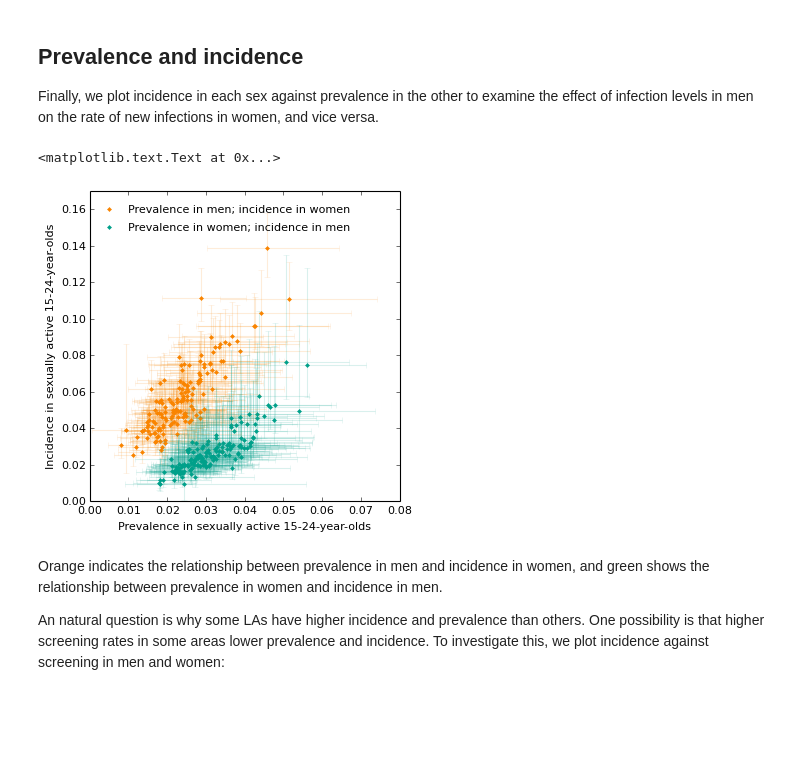
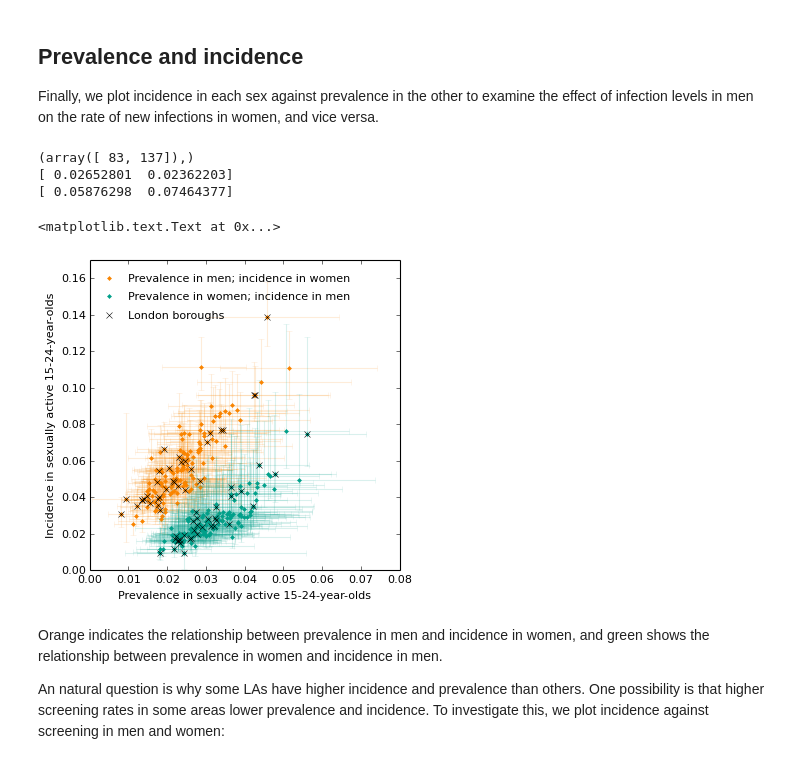
Before and after one commit to joanna-lewis/ct_surveillance, a Jupyter notebook: local_authorities/local_authorities.ipynb, the cells around one changed output. Cells and saved outputs as stored; diff of their text form; code cells hidden in the pictures; blank space fills up the shorter version.

```diff
--- a/local_authorities/local_authorities.ipynb
+++ b/local_authorities/local_authorities.ipynb
@@ -795,32 +870,47 @@ This time one column represents one LA, ordered by median sampled prevalence (lo
 ## Prevalence and incidence
 
 Finally, we plot incidence in each sex against prevalence in the other to examine the effect of infection levels in men on the rate of new infections in women, and vice versa.
+# %%
+#print (alldata.la == 'Brighton and Hove') | (alldata.la == 'Manchester')
+print interest
+print percentile(prev_m_la[:,interest], 50, 0)[0]
+print percentile(inc_f_la[:,interest], 50, 0)[0]
+# %% [output]
+(array([ 83, 137]),)
+[ 0.02652801  0.02362203]
+[ 0.05876298  0.07464377]
 # %%
 # Figure 10
 #plt.rc("savefig", dpi=2300) # for high-resolution version
 plt.rc("savefig", dpi=80)
 
 fig = plt.figure(figsize = (5,5), dpi=2300)
 ax1 = fig.add_subplot(111)
 
 # add to plot
 ax1.plot(percentile(prev_m_la, 50, 0), percentile(inc_f_la, 50, 0), '.', color='#F98400')
 ax1.plot(percentile(prev_f_la, 50, 0), percentile(inc_m_la, 50, 0), '.', color='#00A08A')
 plt_ppc(ax1, prev_m_la, inc_f_la, 0, 95, '#F98400', alpha=0.15)
 plt_ppc(ax1, prev_f_la, inc_m_la, 0, 95, '#00A08A', alpha=0.15)
 
+interest = where((alldata.phec == 'London'))
+ax1.plot(percentile(prev_m_la[:,interest], 50, 0)[0], percentile(inc_f_la[:,interest], 50, 0)[0],'xk')
+ax1.plot(percentile(prev_f_la[:,interest], 50, 0)[0], percentile(inc_m_la[:,interest], 50, 0)[0],'xk')
+
 ax1.set_xlim([0,0.08]); ax1.set_ylim([0,0.17])
 
 ax1.set_xlabel('Prevalence in sexually active 15-24-year-olds');
 ax1.set_ylabel('Incidence in sexually active 15-24-year-olds');
 
 ax1.plot(0.005, 0.16, '.', c='#F98400')
 ax1.text(0.01, 0.16, 'Prevalence in men; incidence in women', va='center')
 ax1.plot(0.005, 0.15, '.', c='#00A08A')
 ax1.text(0.01, 0.15, 'Prevalence in women; incidence in men', va='center')
+ax1.plot(0.005, 0.14, 'x', c='k')
+ax1.text(0.01, 0.14, 'London boroughs', va='center')
 # %% [output]
 <matplotlib.text.Text at 0x...>
-[figure, old version]
+[figure, new version]
 # %% [markdown]
 Orange indicates the relationship between prevalence in men and incidence in women, and green shows the relationship between prevalence in women and incidence in men.
 
```
Also changed, not shown: parts of 6 cells of this notebook, 6 other files.
